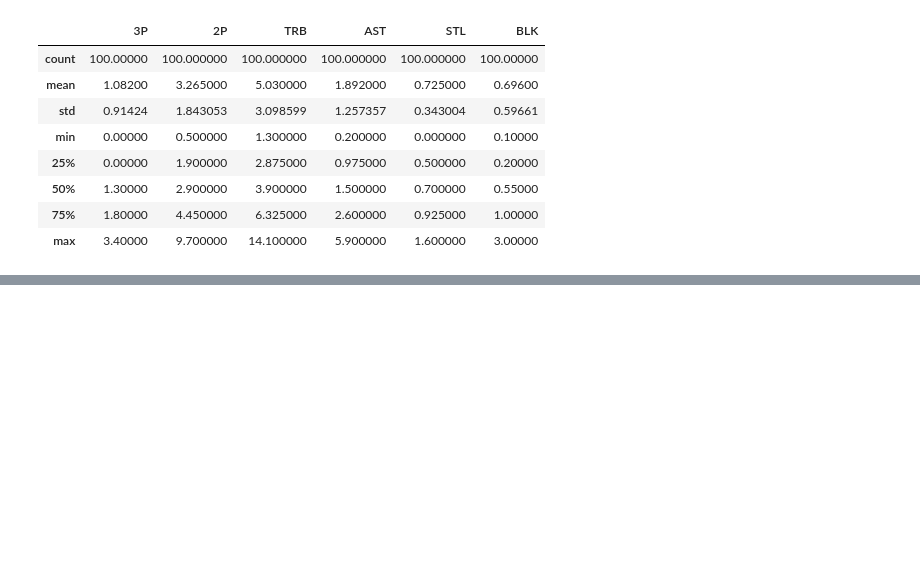
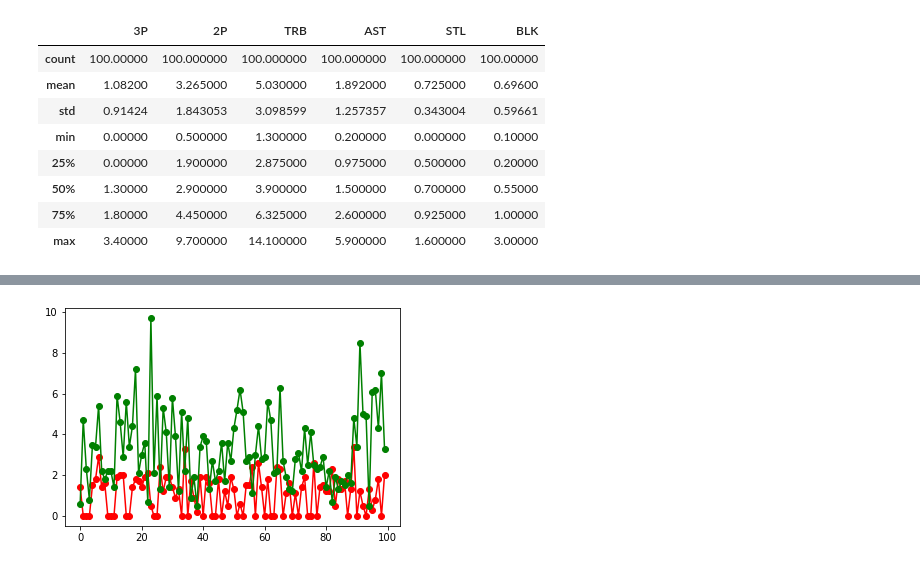
Before and after one commit to escortKwon/Advanced-AI-Education, a Jupyter notebook: 1st_week/Basketball_visualization.ipynb, the cells around one changed output, grey strips where cells are left out. Drawn from its saved outputs; the diff is of its cells as text; code cells hidden in the pictures; blank space fills up the shorter version.

```diff
--- a/1st_week/Basketball_visualization.ipynb
+++ b/1st_week/Basketball_visualization.ipynb
@@ -46,0 +63,6 @@ plt.plot(x, y)
+# %%
+plt.plot(y, marker = 'o', color = 'red')
+plt.plot(z, marker = 'o', color = 'green')
+plt.show()
+# %% [output]
+[figure, added]
```
Also changed, not shown: parts of 7 cells of this notebook.
